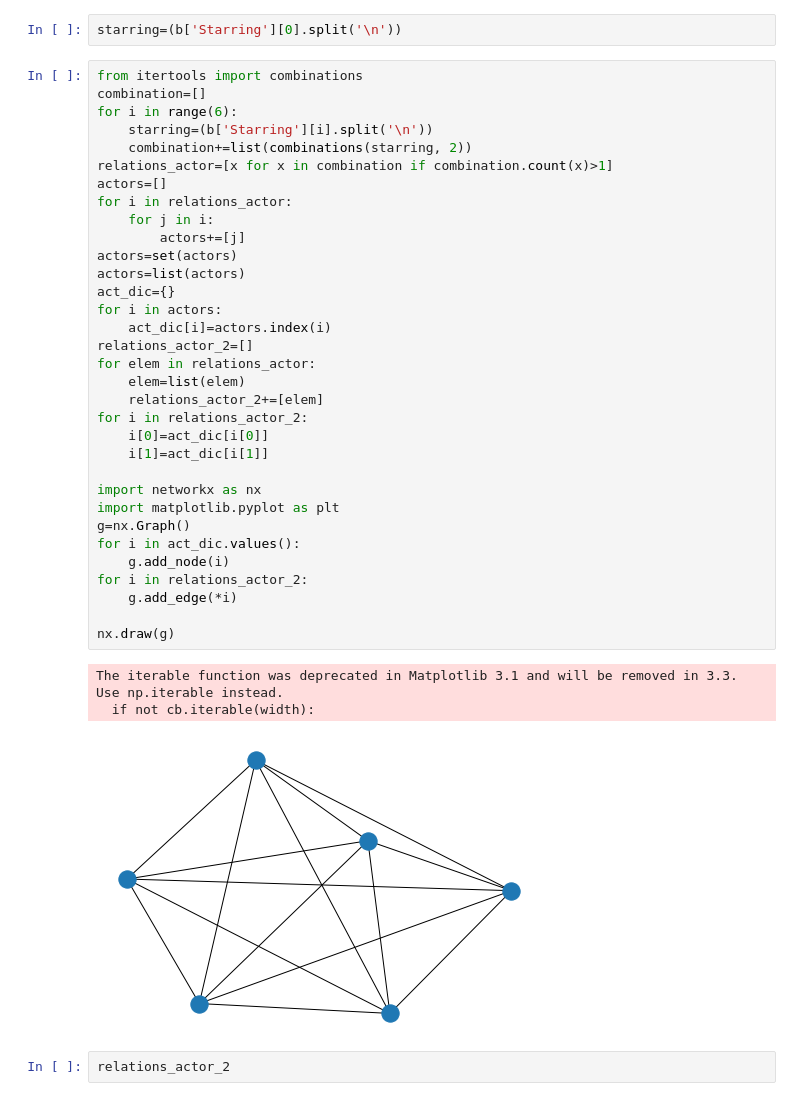
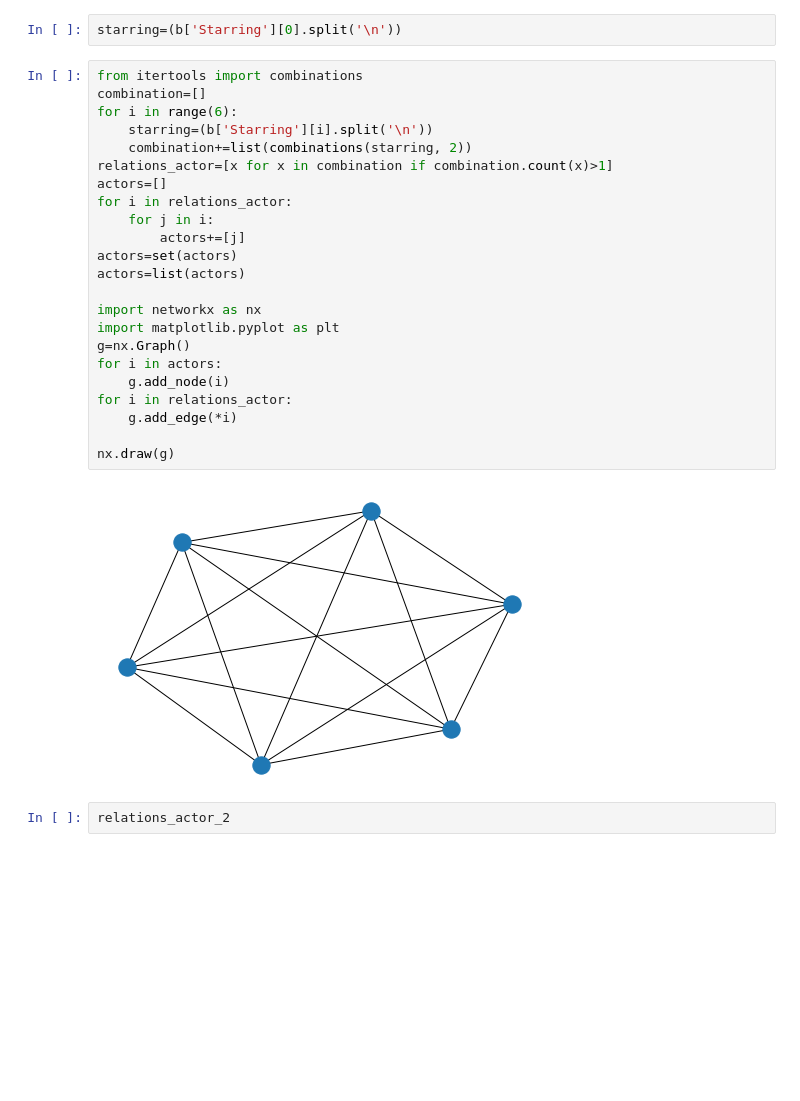
Before and after one commit to DavideZingaro/HW3, a Jupyter notebook: homework_3.ipynb, the cells around one changed output. Cells and saved outputs as stored; diff of their text form; blank space fills up the shorter version.

```diff
--- a/homework_3.ipynb
+++ b/homework_3.ipynb
@@ -131,40 +131,28 @@ starring=(b['Starring'][0].split('\n'))
 # %%
 from itertools import combinations
 combination=[]
 for i in range(6):
     starring=(b['Starring'][i].split('\n'))
     combination+=list(combinations(starring, 2))
 relations_actor=[x for x in combination if combination.count(x)>1]
 actors=[]
 for i in relations_actor:
     for j in i:
         actors+=[j]
 actors=set(actors)
 actors=list(actors)
-act_dic={}
-for i in actors:
-    act_dic[i]=actors.index(i)
-relations_actor_2=[]
-for elem in relations_actor:
-    elem=list(elem)
-    relations_actor_2+=[elem]
-for i in relations_actor_2:
-    i[0]=act_dic[i[0]]
-    i[1]=act_dic[i[1]]
 
 import networkx as nx
 import matplotlib.pyplot as plt
 g=nx.Graph()
-for i in act_dic.values():
+for i in actors:
     g.add_node(i)
-for i in relations_actor_2:
+for i in relations_actor:
     g.add_edge(*i)
 
 nx.draw(g)
 # %% [output]
-The iterable function was deprecated in Matplotlib 3.1 and will be removed in 3.3. Use np.iterable instead.
-  if not cb.iterable(width):
-[figure, old version]
+[figure, new version]
 # %%
 relations_actor_2
 # %% [output]
```
Also changed, not shown: 1 other file.
